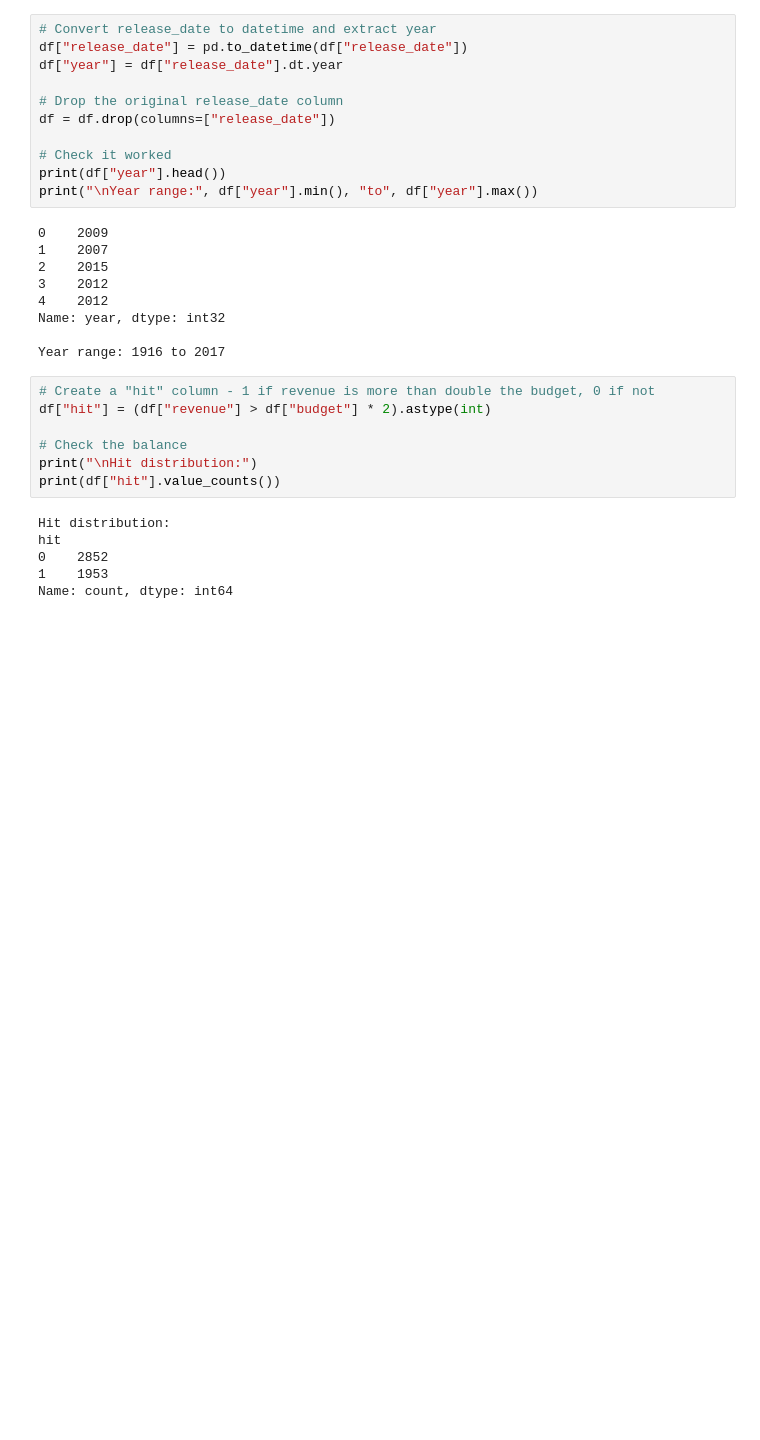
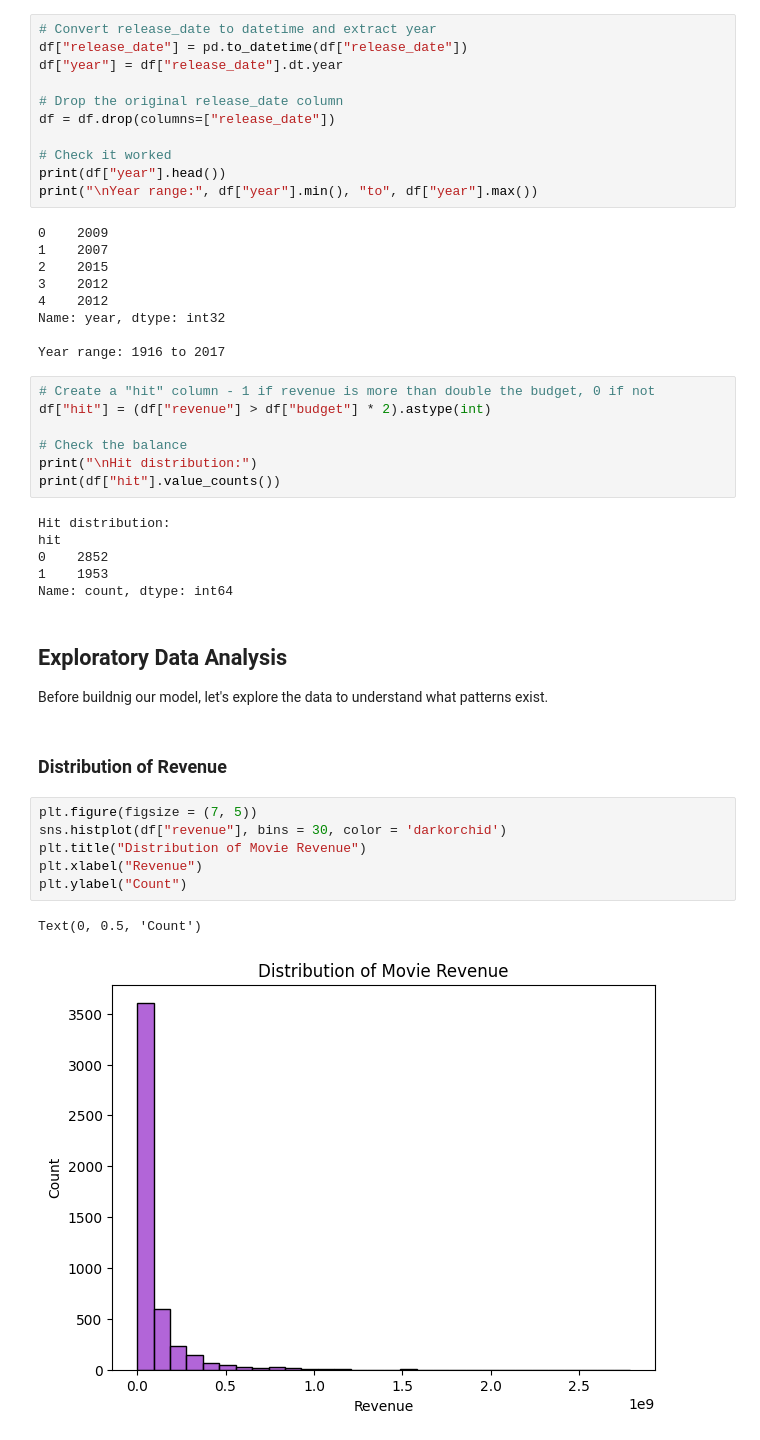
Before and after one commit to reddyme44-cloud/movie-prediction, a Jupyter notebook: analysis.ipynb, the cells around one changed output. Drawn from its saved outputs; the diff is of its cells as text; blank space fills up the shorter version.

Commit message:
added EDA section with revenue and budget distribution

```diff
--- a/analysis.ipynb
+++ b/analysis.ipynb
@@ -208,3 +208,17 @@ hit
 0    2852
 1    1953
 Name: count, dtype: int64
+# %% [markdown]
+## Exploratory Data Analysis
+Before buildnig our model, let's explore the data to understand what patterns exist.
+# %% [markdown]
+###  Distribution of Revenue
+# %%
+plt.figure(figsize = (7, 5))
+sns.histplot(df["revenue"], bins = 30, color = 'darkorchid')
+plt.title("Distribution of Movie Revenue")
+plt.xlabel("Revenue")
+plt.ylabel("Count")
+# %% [output]
+Text(0, 0.5, 'Count')
+[figure, added]
```
Also changed, not shown: parts of 6 cells of this notebook.
